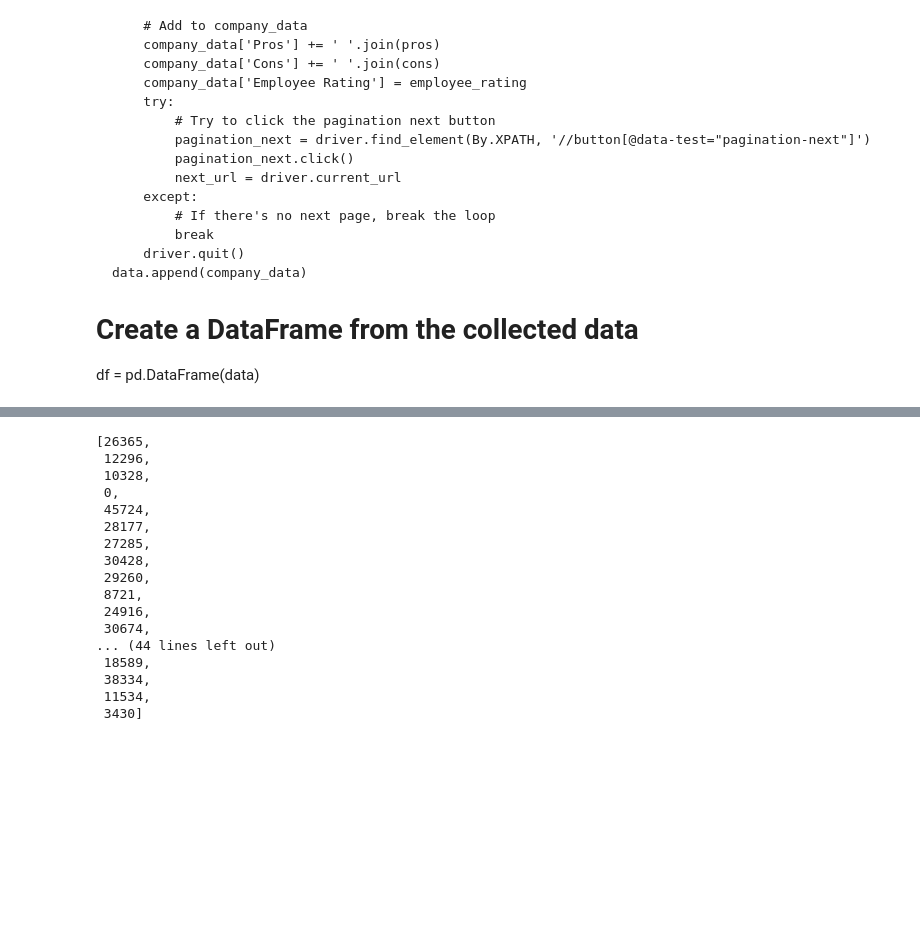
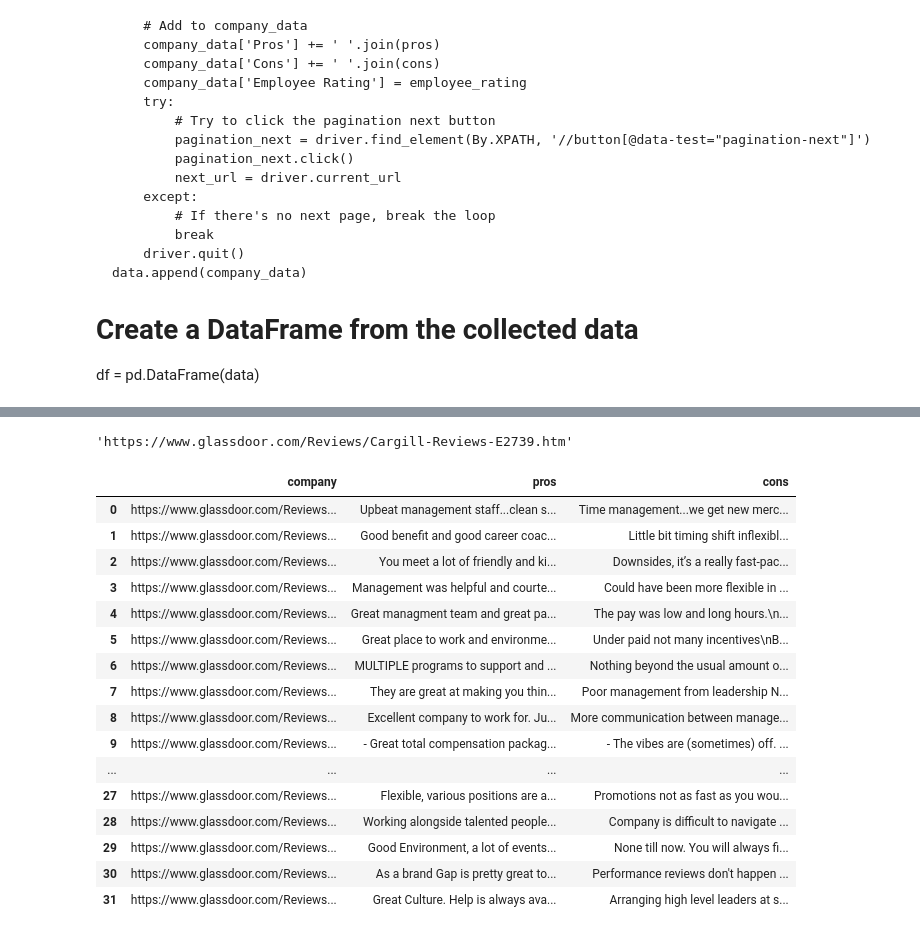
Before and after one commit to glassdoorstars/glassdoor-rating-predictions, a Jupyter notebook: Jon/scraper.ipynb, the cells around one changed output, grey strips where cells are left out. Drawn from its saved outputs; the diff is of its cells as text; code cells hidden in the pictures; blank space fills up the shorter version.

```diff
--- a/Jon/scraper.ipynb
+++ b/Jon/scraper.ipynb
@@ -200,0 +1135,33 @@ error
+# %%
+data = []
+# Loop through the review URLs
+for company_url in review_urls[325:400]:
+    max_retries = 3
+    retry_count = 0
+    while retry_count < max_retries:
+        try:
+            pros = ''
+            cons = ''
+            for i in range(10):
+                if i % 3 == 0:
+                    print(i)
+                if i == 0:
+                    next_url = company_url
+                driver = webdriver.Chrome(service=service)
+                driver.get(next_url)
+                for pro in driver.find_elements(By.XPATH, "//span[@data-test='pros']"):
+                    pros += pro.text + '\n'
+                for con in driver.find_elements(By.XPATH, "//span[@data-test='cons']"):
+                    cons += con.text + '\n'
+                driver.find_element(By.CSS_SELECTOR, 'button[data-test="pagination-next"]').click()
+                next_url = driver.current_url
+                driver.quit()
+            data.append({'company': company_url, 'pros': pros, 'cons': cons})
+            break  # Break the while loop if successful
+        except Exception as e:
+            print(f"An error occurred: {e}")
+            retry_count += 1
+            print(f"Retrying... Attempt {retry_count}")
+            time.sleep(5)  # Wait for a few seconds before retrying
+# Create a DataFrame from the collected data
+df = pd.DataFrame(data)
@@ -201,2 +1187,2 @@ error
 # %%
-df
+df2 = pd.DataFrame(data)
@@ -221,20 +1189,24 @@ df
-# %%
-[len(x) for x in df['cons']]
-# %% [output]
-[26365,
- 12296,
- 10328,
- 0,
- 45724,
- 28177,
- 27285,
- 30428,
- 29260,
- 8721,
- 24916,
- 30674,
-... (44 lines left out)
- 18589,
- 38334,
- 11534,
- 3430]
+# %%
+review_urls[356]
+# %% [output]
+'https://www.glassdoor.com/Reviews/Cargill-Reviews-E2739.htm'
+# %%
+df2
+# %% [output]
+|  | company | pros | cons |
+| 0 | https://www.glassdoor.com/Reviews... | Upbeat management staff...clean s... | Time management...we get new merc... |
+| 1 | https://www.glassdoor.com/Reviews... | Good benefit and good career coac... | Little bit timing shift inflexibl... |
+| 2 | https://www.glassdoor.com/Reviews... | You meet a lot of friendly and ki... | Downsides, it’s a really fast-pac... |
+| 3 | https://www.glassdoor.com/Reviews... | Management was helpful and courte... | Could have been more flexible in ... |
+| 4 | https://www.glassdoor.com/Reviews... | Great managment team and great pa... | The pay was low and long hours.\n... |
+| 5 | https://www.glassdoor.com/Reviews... | Great place to work and environme... | Under paid not many incentives\nB... |
+| 6 | https://www.glassdoor.com/Reviews... | MULTIPLE programs to support and ... | Nothing beyond the usual amount o... |
+| 7 | https://www.glassdoor.com/Reviews... | They are great at making you thin... | Poor management from leadership N... |
+| 8 | https://www.glassdoor.com/Reviews... | Excellent company to work for. Ju... | More communication between manage... |
+| 9 | https://www.glassdoor.com/Reviews... | - Great total compensation packag... | - The vibes are (sometimes) off. ... |
+| ... | ... | ... | ... |
+| 27 | https://www.glassdoor.com/Reviews... | Flexible, various positions are a... | Promotions not as fast as you wou... |
+| 28 | https://www.glassdoor.com/Reviews... | Working alongside talented people... | Company is difficult to navigate ... |
+| 29 | https://www.glassdoor.com/Reviews... | Good Environment, a lot of events... | None till now. You will always fi... |
+| 30 | https://www.glassdoor.com/Reviews... | As a brand Gap is pretty great to... | Performance reviews don't happen ... |
+| 31 | https://www.glassdoor.com/Reviews... | Great Culture. Help is always ava... | Arranging high level leaders at s... |
```
Also changed, not shown: parts of 6 cells of this notebook, 3 other files.
